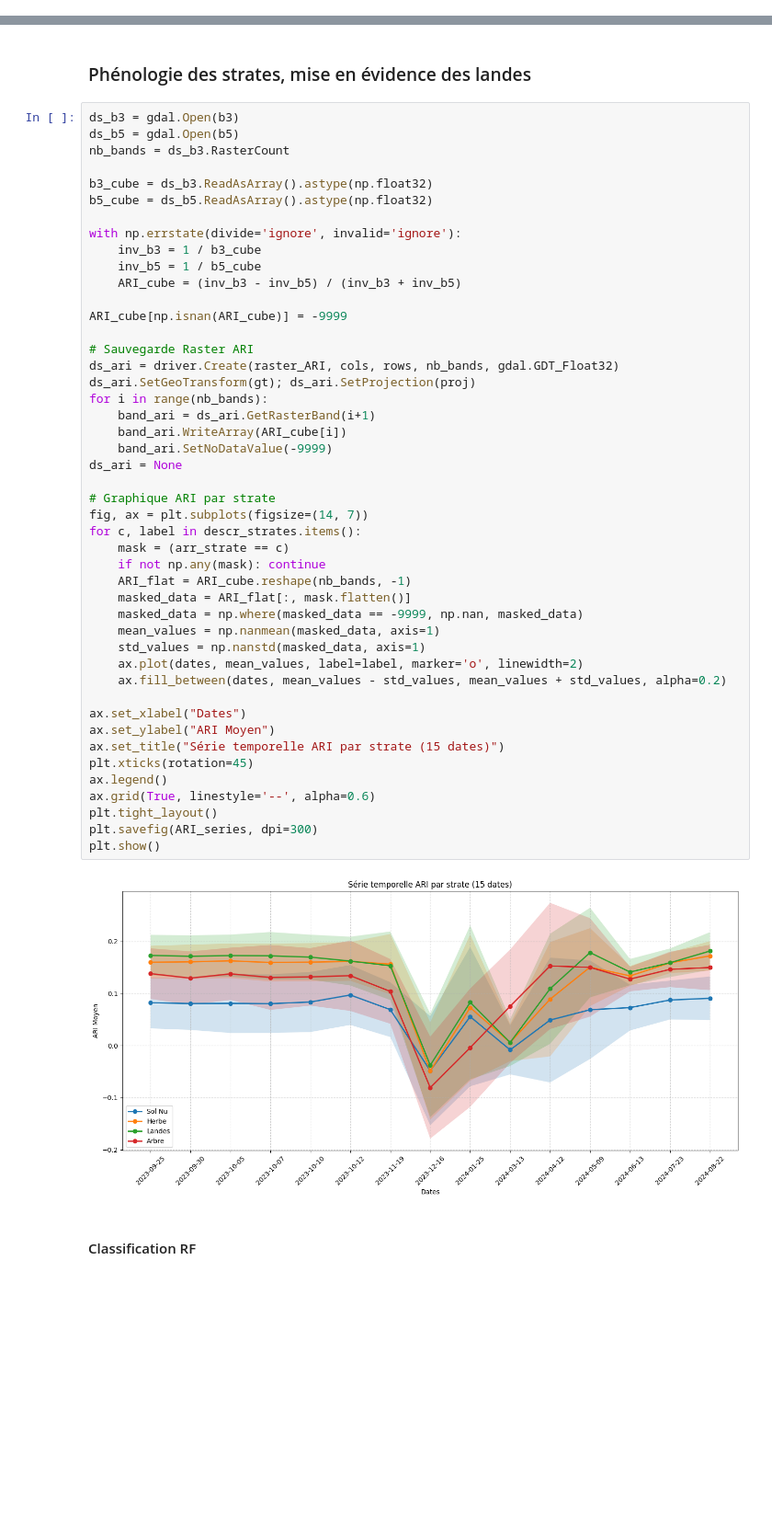
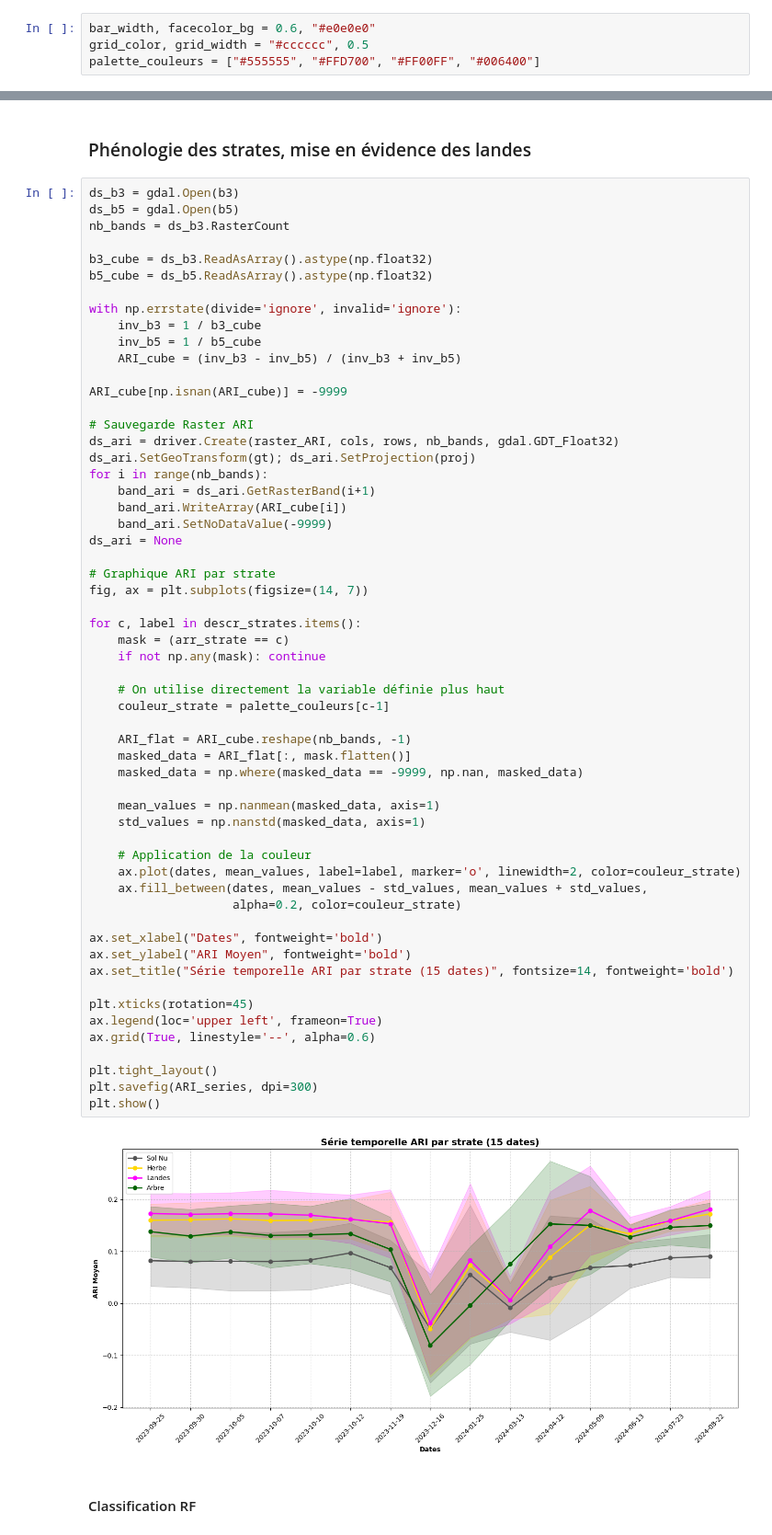
Before and after one commit to Shona2402/projet_telea_TUIL_SHONA, a Jupyter notebook: projet_telea_TUIL_SHONA.ipynb, the cells around one changed output, grey strips where cells are left out. Shown at 92% size. Drawn from its saved outputs; the diff is of its cells as text; blank space fills up the shorter version.

```diff
--- a/projet_telea_TUIL_SHONA.ipynb
+++ b/projet_telea_TUIL_SHONA.ipynb
@@ -130,0 +108,4 @@ plt.show()
+# %%
+bar_width, facecolor_bg = 0.6, "#e0e0e0"
+grid_color, grid_width = "#cccccc", 0.5
+palette_couleurs = ["#555555", "#FFD700", "#FF00FF", "#006400"]
@@ -144,40 +156,51 @@ with np.errstate(divide='ignore', invalid='ignore'):
     ARI_cube = (inv_b3 - inv_b5) / (inv_b3 + inv_b5)
 
 ARI_cube[np.isnan(ARI_cube)] = -9999
 
 # Sauvegarde Raster ARI
 ds_ari = driver.Create(raster_ARI, cols, rows, nb_bands, gdal.GDT_Float32)
 ds_ari.SetGeoTransform(gt); ds_ari.SetProjection(proj)
 for i in range(nb_bands):
     band_ari = ds_ari.GetRasterBand(i+1)
     band_ari.WriteArray(ARI_cube[i])
     band_ari.SetNoDataValue(-9999)
 ds_ari = None
 
 # Graphique ARI par strate
 fig, ax = plt.subplots(figsize=(14, 7))
+
 for c, label in descr_strates.items():
     mask = (arr_strate == c)
     if not np.any(mask): continue
+
+    # On utilise directement la variable définie plus haut
+    couleur_strate = palette_couleurs[c-1]
+
     ARI_flat = ARI_cube.reshape(nb_bands, -1)
     masked_data = ARI_flat[:, mask.flatten()]
     masked_data = np.where(masked_data == -9999, np.nan, masked_data)
+
     mean_values = np.nanmean(masked_data, axis=1)
     std_values = np.nanstd(masked_data, axis=1)
-    ax.plot(dates, mean_values, label=label, marker='o', linewidth=2)
-    ax.fill_between(dates, mean_values - std_values, mean_values + std_values, alpha=0.2)
 
-ax.set_xlabel("Dates")
-ax.set_ylabel("ARI Moyen")
-ax.set_title("Série temporelle ARI par strate (15 dates)")
+    # Application de la couleur
+    ax.plot(dates, mean_values, label=label, marker='o', linewidth=2, color=couleur_strate)
+    ax.fill_between(dates, mean_values - std_values, mean_values + std_values,
+                    alpha=0.2, color=couleur_strate)
+
+ax.set_xlabel("Dates", fontweight='bold')
+ax.set_ylabel("ARI Moyen", fontweight='bold')
+ax.set_title("Série temporelle ARI par strate (15 dates)", fontsize=14, fontweight='bold')
+
 plt.xticks(rotation=45)
-ax.legend()
+ax.legend(loc='upper left', frameon=True)
 ax.grid(True, linestyle='--', alpha=0.6)
+
 plt.tight_layout()
 plt.savefig(ARI_series, dpi=300)
 plt.show()
 # %% [output]
-[figure, old version]
+[figure, new version]
 # %% [markdown]
 #### Classification RF
 # %%
```
Also changed, not shown: parts of 6 cells of this notebook.
